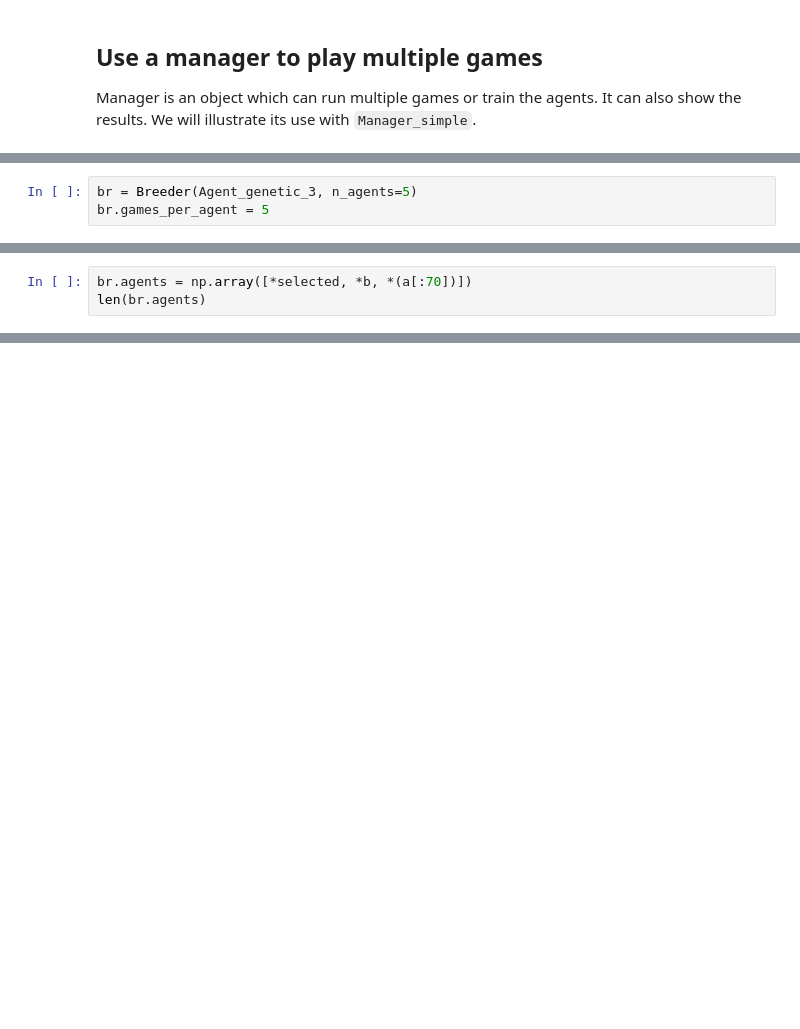
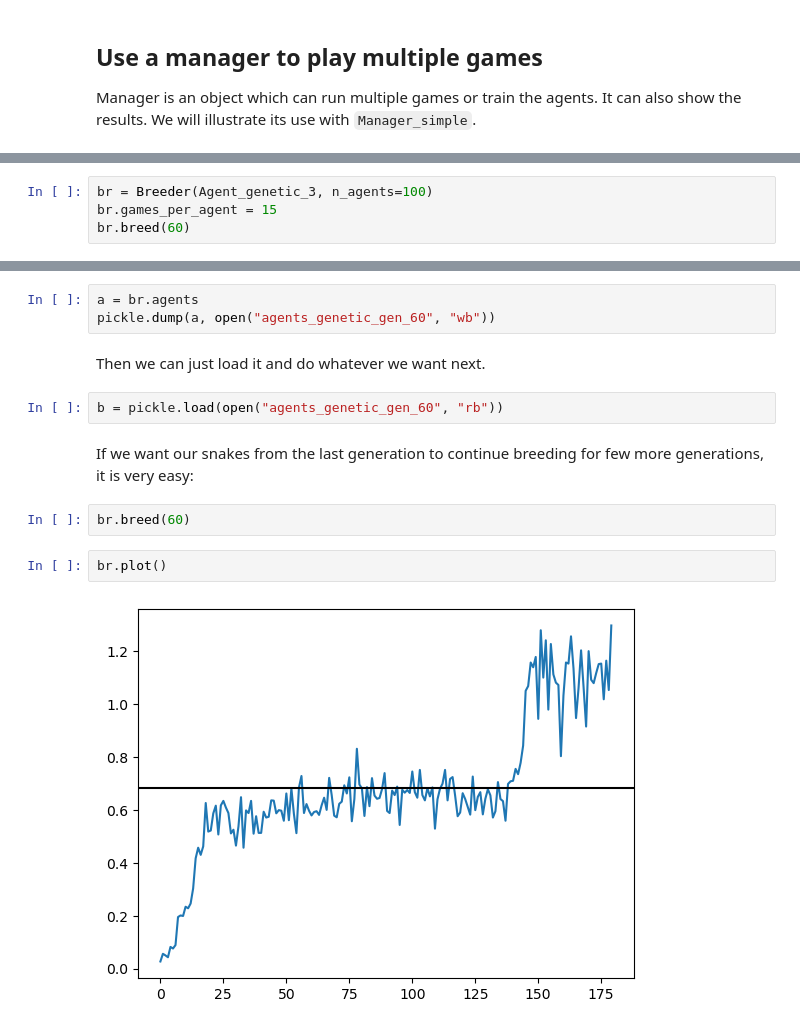
Before and after one commit to anetakahle/snake-ai, a Jupyter notebook: Tutorial.ipynb, the cells around one changed output, grey strips where cells are left out. Saved outputs shown, nothing was run; the diff lists cells and outputs as text; blank space fills up the shorter version.

```diff
--- a/Tutorial.ipynb
+++ b/Tutorial.ipynb
@@ -75,3 +75,4 @@ manager.plot()
 # %%
-br = Breeder(Agent_genetic_3, n_agents=5)
-br.games_per_agent = 5
+br = Breeder(Agent_genetic_3, n_agents=100)
+br.games_per_agent = 15
+br.breed(60)
@@ -85,3 +89,0 @@ plt.plot(br.generation_steps)
-# %%
-br.agents = np.array([*selected, *b, *(a[:70])])
-len(br.agents)
@@ -109,0 +101,15 @@ agent = br.agents[20]
+# %%
+a = br.agents
+pickle.dump(a, open("agents_genetic_gen_60", "wb"))
+# %% [markdown]
+Then we can just load it and do whatever we want next.
+# %%
+b = pickle.load(open("agents_genetic_gen_60", "rb"))
+# %% [markdown]
+If we want our snakes from the last generation to continue breeding for few more generations, it is very easy:
+# %%
+br.breed(60)
+# %%
+br.plot()
+# %% [output]
+[figure, added]
```
Also changed, not shown: parts of 23 cells of this notebook, 5 other files.
